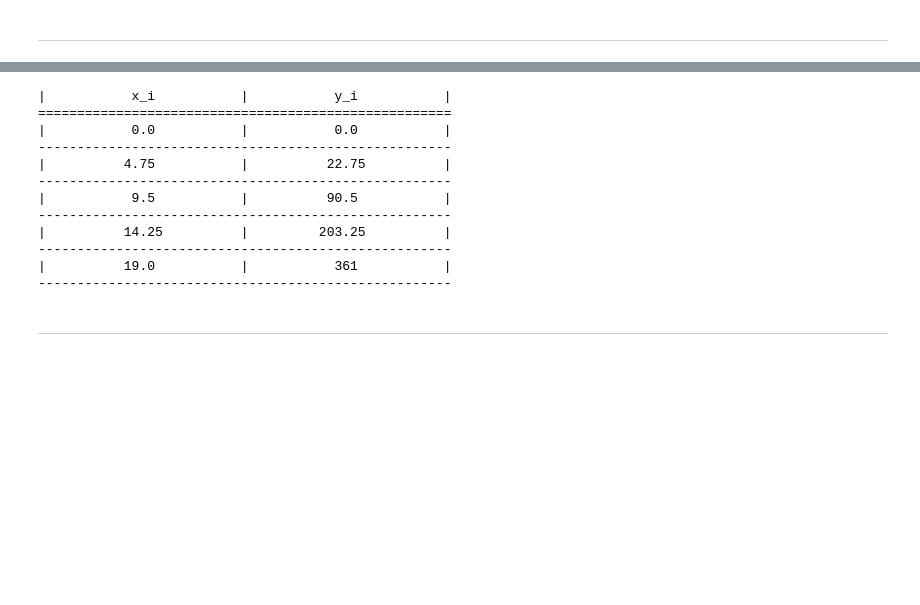
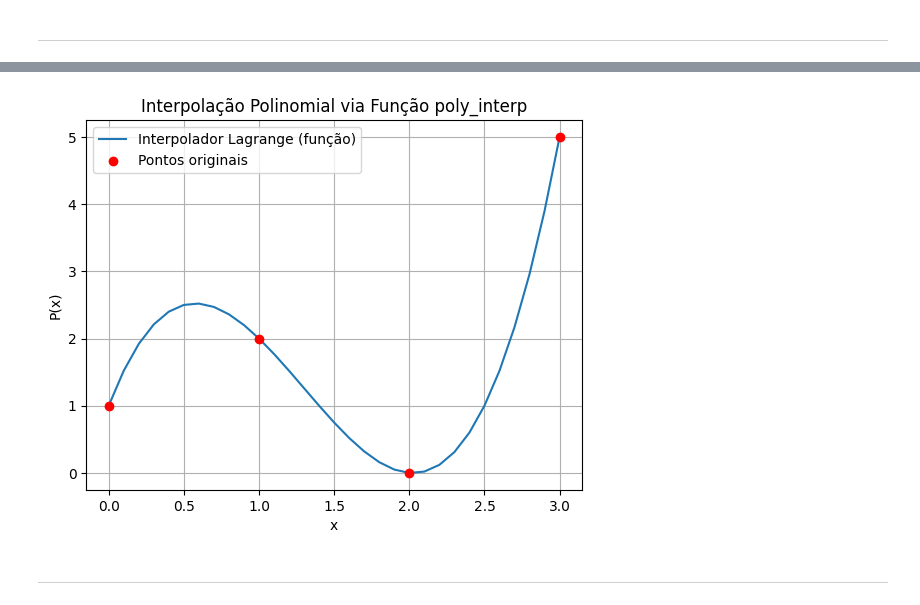
Before and after one commit to CB2325NumericaG6/CB2325NumericaG6, a Jupyter notebook: exemplos_jupyter/interpolacao.ipynb, the cells around one changed output, grey strips where cells are left out. Saved outputs shown, nothing was run; the diff lists cells and outputs as text; code cells hidden in the pictures; blank space fills up the shorter version.

```diff
--- a/exemplos_jupyter/interpolacao.ipynb
+++ b/exemplos_jupyter/interpolacao.ipynb
@@ -124,28 +1040,24 @@ for v in valores_v:
 # %%
-x = [x for x in range(20)]
-y = [x**2 for x in x]
+x_poly = [0, 1, 2, 3]
+y_poly = [1, 2, 0, 5]
 
-valores_v = linspace(x[0], x[-1], 5)
-interpol = linear_interp(x,y)
 
-print(f'|{"x_i":^25}|{"y_i":^25}|')
-print('='*53)
+P = poly_interp(x_poly, y_poly)
 
-for v in valores_v:
-    print(f'|{v:^25}|{interpol(v):^25}|')
-    print('-'*53)
+# SUGESTÃO: TRANSFORMAR O TRECHO ABAIXO EM UMA FUNÇÃO DE PLOTAGEM
+X_plot = [i / 10 for i in range(0, 31)]
+Y_plot = [P(x) for x in X_plot]
+
+plt.figure()
+plt.plot(X_plot, Y_plot, label="Interpolador Lagrange (função)")
+plt.scatter(x_poly, y_poly, color="red", zorder=5, label="Pontos originais")
+plt.title("Interpolação Polinomial via Função poly_interp")
+plt.xlabel("x")
+plt.ylabel("P(x)")
+plt.grid(True)
+plt.legend()
+plt.show()
 # %% [output]
-|           x_i           |           y_i           |
-=====================================================
-|           0.0           |           0.0           |
------------------------------------------------------
-|          4.75           |          22.75          |
------------------------------------------------------
-|           9.5           |          90.5           |
------------------------------------------------------
-|          14.25          |         203.25          |
------------------------------------------------------
-|          19.0           |           361           |
------------------------------------------------------
+[figure, added]
 # %% [markdown]
 ---
```
Also changed, not shown: parts of 22 cells of this notebook, 5 other files.
